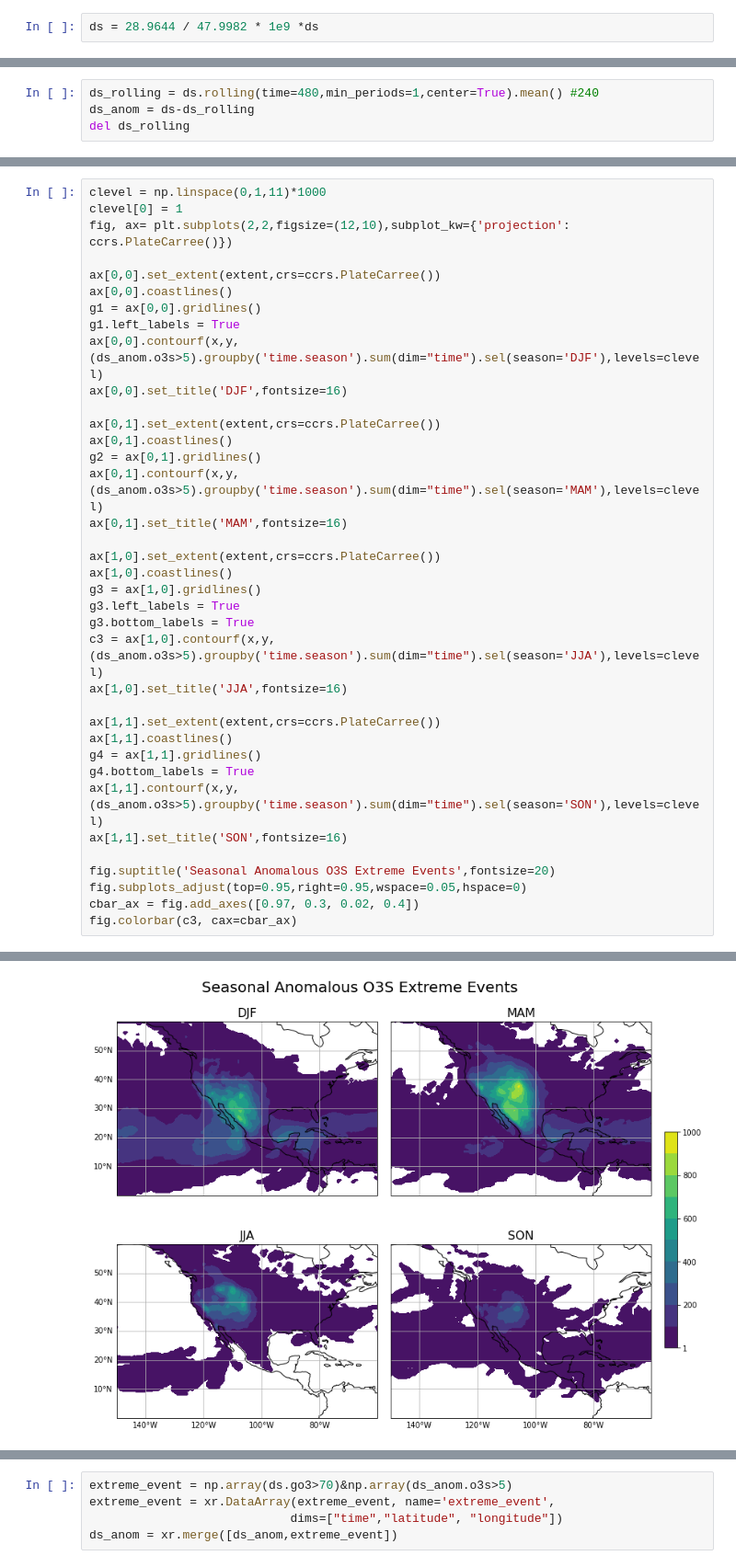
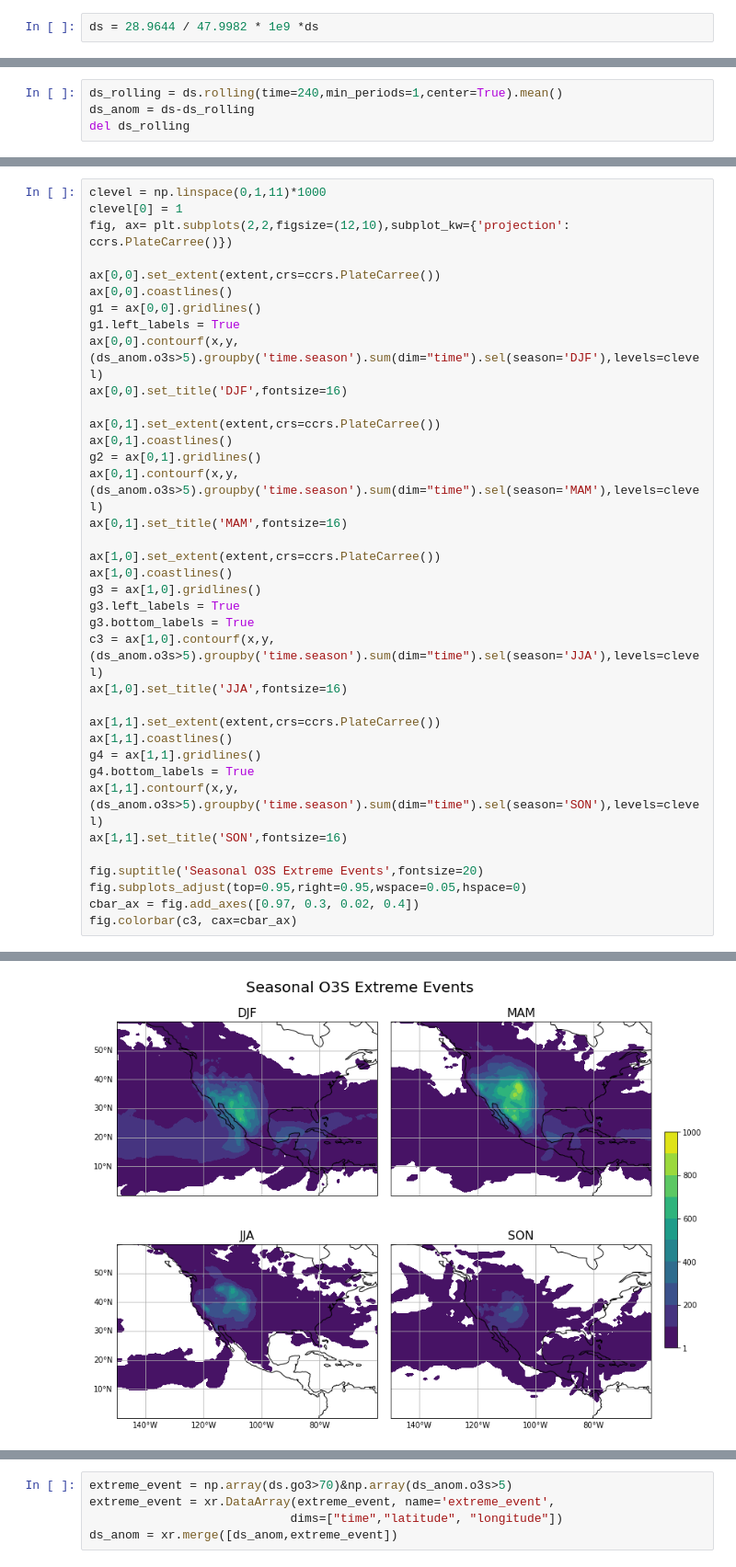
Before and after one commit to Jaewon1213/project, a Jupyter notebook: project.ipynb, the cells around one changed output, grey strips where cells are left out. Shown at 92% size. Cells and saved outputs as stored; diff of their text form.

```diff
--- a/project.ipynb
+++ b/project.ipynb
@@ -188,4 +212,4 @@ fig.colorbar(c3, cax=cbar_ax)
 # %%
-ds_rolling = ds.rolling(time=480,min_periods=1,center=True).mean() #240
+ds_rolling = ds.rolling(time=240,min_periods=1,center=True).mean()
 ds_anom = ds-ds_rolling
 del ds_rolling
@@ -231,32 +259,32 @@ g1 = ax[0,0].gridlines()
 g1.left_labels = True
 ax[0,0].contourf(x,y,(ds_anom.o3s>5).groupby('time.season').sum(dim="time").sel(season='DJF'),levels=clevel)
 ax[0,0].set_title('DJF',fontsize=16)
 
 ax[0,1].set_extent(extent,crs=ccrs.PlateCarree())
 ax[0,1].coastlines()
 g2 = ax[0,1].gridlines()
 ax[0,1].contourf(x,y,(ds_anom.o3s>5).groupby('time.season').sum(dim="time").sel(season='MAM'),levels=clevel)
 ax[0,1].set_title('MAM',fontsize=16)
 
 ax[1,0].set_extent(extent,crs=ccrs.PlateCarree())
 ax[1,0].coastlines()
 g3 = ax[1,0].gridlines()
 g3.left_labels = True
 g3.bottom_labels = True
 c3 = ax[1,0].contourf(x,y,(ds_anom.o3s>5).groupby('time.season').sum(dim="time").sel(season='JJA'),levels=clevel)
 ax[1,0].set_title('JJA',fontsize=16)
 
 ax[1,1].set_extent(extent,crs=ccrs.PlateCarree())
 ax[1,1].coastlines()
 g4 = ax[1,1].gridlines()
 g4.bottom_labels = True
 ax[1,1].contourf(x,y,(ds_anom.o3s>5).groupby('time.season').sum(dim="time").sel(season='SON'),levels=clevel)
 ax[1,1].set_title('SON',fontsize=16)
 
-fig.suptitle('Seasonal Anomalous O3S Extreme Events',fontsize=20)
+fig.suptitle('Seasonal O3S Extreme Events',fontsize=20)
 fig.subplots_adjust(top=0.95,right=0.95,wspace=0.05,hspace=0)
 cbar_ax = fig.add_axes([0.97, 0.3, 0.02, 0.4])
 fig.colorbar(c3, cax=cbar_ax)
 # %% [output]
 <matplotlib.colorbar.Colorbar at 0x...>
-[figure, old version]
+[figure, new version]
```
Also changed, not shown: parts of 18 cells of this notebook, 1 other file.
